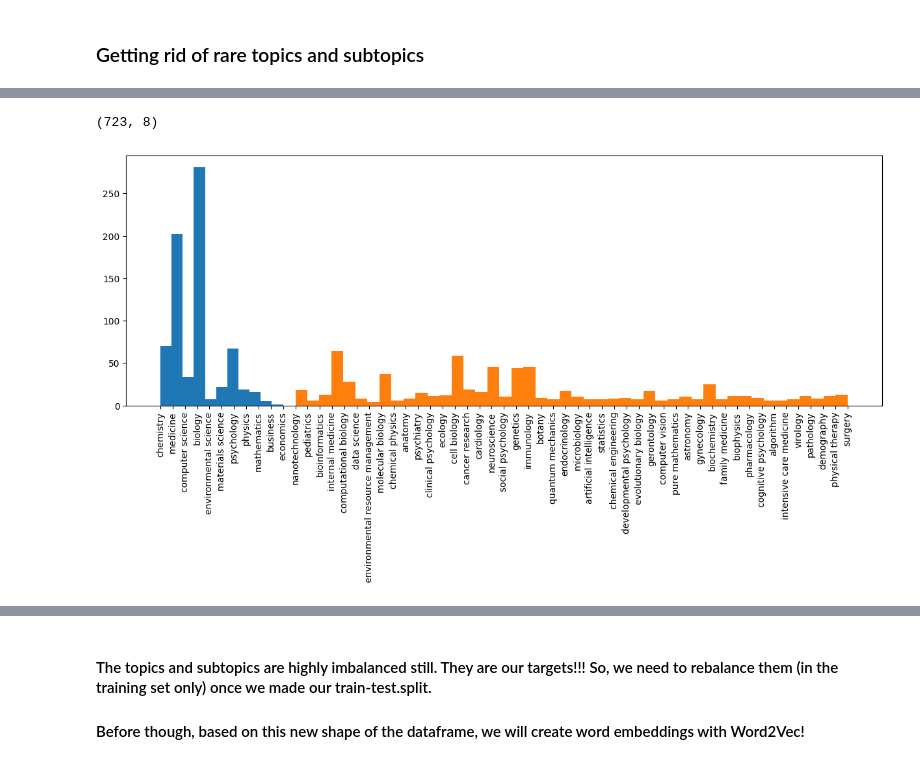
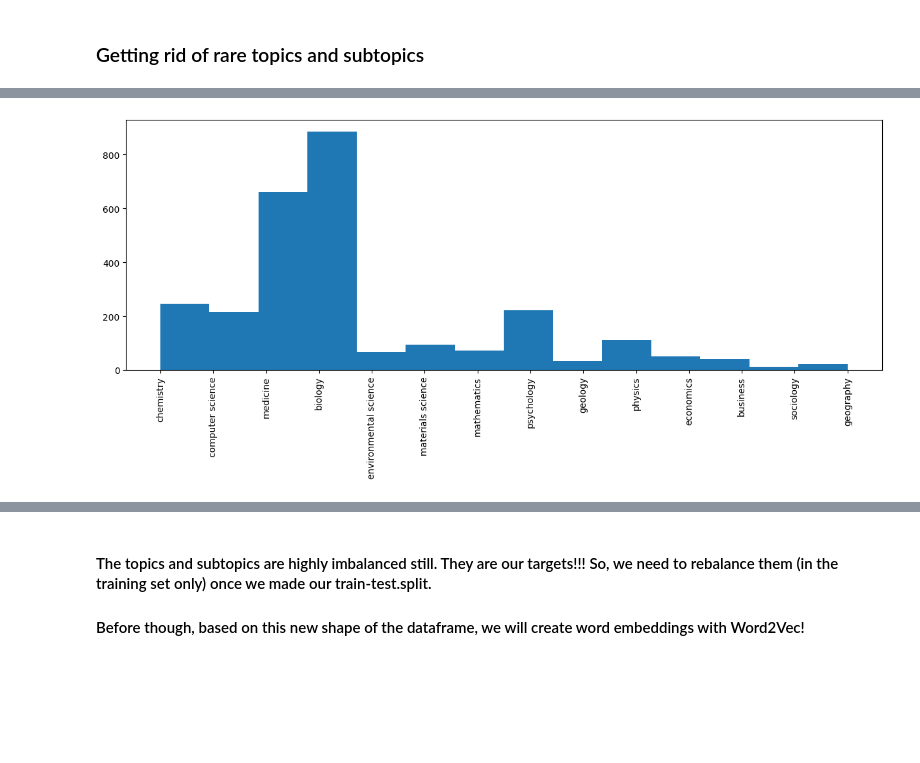
Before and after one commit to Fito-22/WorkingPaper, a Jupyter notebook: notebooks/preproc_and_word2vec_rnn_stef.ipynb, the cells around one changed output, grey strips where cells are left out. Saved outputs shown, nothing was run; the diff lists cells and outputs as text; code cells hidden in the pictures; blank space fills up the shorter version.

```diff
--- a/notebooks/preproc_and_word2vec_rnn_stef.ipynb
+++ b/notebooks/preproc_and_word2vec_rnn_stef.ipynb
@@ -210,0 +235,11 @@ Name: topic, dtype: int64
+# %%
+# Turning the dict, which as accidentally coded the wrong way around
+def turn_dict(physic_dict):
+    new_dict = {}
+    for key, values in physic_dict.items():
+        for value in values:
+            new_dict[value]=key
+    return new_dict
+
+new_mapping_dict = turn_dict(physics_mapping_dict)
+new_mapping_dict
@@ -210,0 +264,4 @@ Name: topic, dtype: int64
+# %%
+# Mapping the subtopics from the mapping dict to the broader subtopics
+data['broader_subtopic'] = data.where(data['topic'] == 'physics')['subtopic'].map(new_mapping_dict)
+data[data['topic'] == 'physics'].head()
@@ -242,23 +320,24 @@ Index(['internal medicine', 'cell biology', 'immunology', 'neuroscience',
       dtype='object')
 # %%
 # Filtering data according to the topics and subtopics that are more common
-data = data[data['subtopic'].isin(list(filtered_subtopics)) & data['topic'].isin(list(filtered_topics))]
-data.shape
+#data = data[data['subtopic'].isin(list(filtered_subtopics)) & data['topic'].isin(list(filtered_topics))]
+#data.shape
 
 # There is a catch here though, because the occurrence of both, topics and subtopics, depend on each other.
 # This might leave us with some scarcely represented topics and subtopics still.
 # Should there be some time left before the deadline, this should be optimized.
-# %% [output]
-(723, 8)
+# %%
+# Filtering data according to the topics that are more common
+data = data[data['topic'].isin(list(filtered_topics))]
 # %%
 # The remaining topics and the subtopics are distributed as such:
 plt.figure(figsize=(15, 5))
 plt.hist(data['topic'], bins=data['topic'].nunique())
-plt.hist(data['subtopic'], bins=data['subtopic'].nunique())
+#plt.hist(data['subtopic'], bins=data['subtopic'].nunique())
 plt.xticks(rotation = 90)
 plt.show()
 # %% [output]
-[figure, old version]
+[figure, new version]
 # %%
 # Printing precise number of occurances for each topic
 print(Counter(data['topic']))
```
Also changed, not shown: parts of 35 cells of this notebook, 2 other files.
